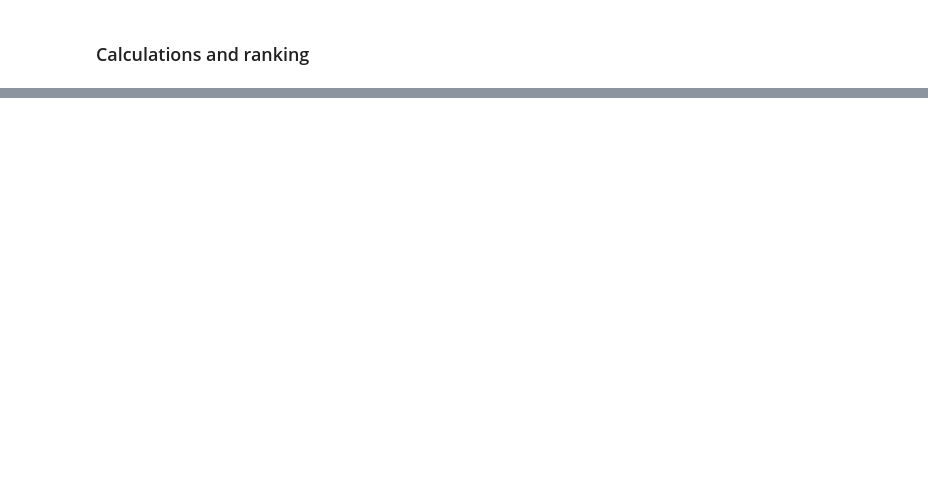
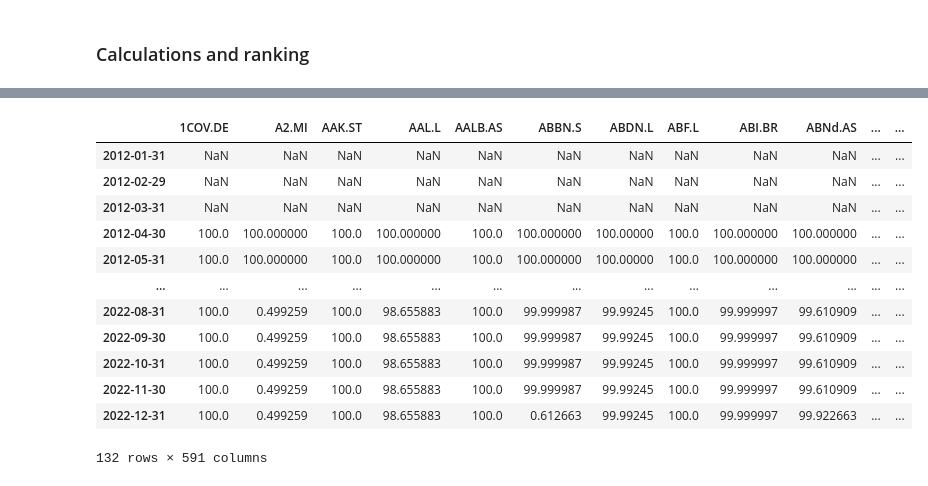
Before and after one commit to IIU60/ranking_DIP_european_equities, a Jupyter notebook: eikon_data_retrieval/download_calcs_ranking.ipynb, the cells around one changed output, grey strips where cells are left out. Cells and saved outputs as stored; diff of their text form; code cells hidden in the pictures; blank space fills up the shorter version.

```diff
--- a/eikon_data_retrieval/download_calcs_ranking.ipynb
+++ b/eikon_data_retrieval/download_calcs_ranking.ipynb
@@ -65,0 +117,16 @@ esg_df = data_dict['TRESGScore']
+# %%
+calcs.rsi(esg_df,4)
+# %% [output]
+|  | 1COV.DE | A2.MI | AAK.ST | AAL.L | AALB.AS | ABBN.S | ABDN.L | ABF.L | ABI.BR | ABNd.AS | ... | ... |
+| 2012-01-31 | NaN | NaN | NaN | NaN | NaN | NaN | NaN | NaN | NaN | NaN | ... | ... |
+| 2012-02-29 | NaN | NaN | NaN | NaN | NaN | NaN | NaN | NaN | NaN | NaN | ... | ... |
+| 2012-03-31 | NaN | NaN | NaN | NaN | NaN | NaN | NaN | NaN | NaN | NaN | ... | ... |
+| 2012-04-30 | 100.0 | 100.000000 | 100.0 | 100.000000 | 100.0 | 100.000000 | 100.00000 | 100.0 | 100.000000 | 100.000000 | ... | ... |
+| 2012-05-31 | 100.0 | 100.000000 | 100.0 | 100.000000 | 100.0 | 100.000000 | 100.00000 | 100.0 | 100.000000 | 100.000000 | ... | ... |
+| ... | ... | ... | ... | ... | ... | ... | ... | ... | ... | ... | ... | ... |
+| 2022-08-31 | 100.0 | 0.499259 | 100.0 | 98.655883 | 100.0 | 99.999987 | 99.99245 | 100.0 | 99.999997 | 99.610909 | ... | ... |
+| 2022-09-30 | 100.0 | 0.499259 | 100.0 | 98.655883 | 100.0 | 99.999987 | 99.99245 | 100.0 | 99.999997 | 99.610909 | ... | ... |
+| 2022-10-31 | 100.0 | 0.499259 | 100.0 | 98.655883 | 100.0 | 99.999987 | 99.99245 | 100.0 | 99.999997 | 99.610909 | ... | ... |
+| 2022-11-30 | 100.0 | 0.499259 | 100.0 | 98.655883 | 100.0 | 99.999987 | 99.99245 | 100.0 | 99.999997 | 99.610909 | ... | ... |
+| 2022-12-31 | 100.0 | 0.499259 | 100.0 | 98.655883 | 100.0 | 0.612663 | 99.99245 | 100.0 | 99.999997 | 99.922663 | ... | ... |
+132 rows × 591 columns
```
Also changed, not shown: parts of 28 cells of this notebook.
